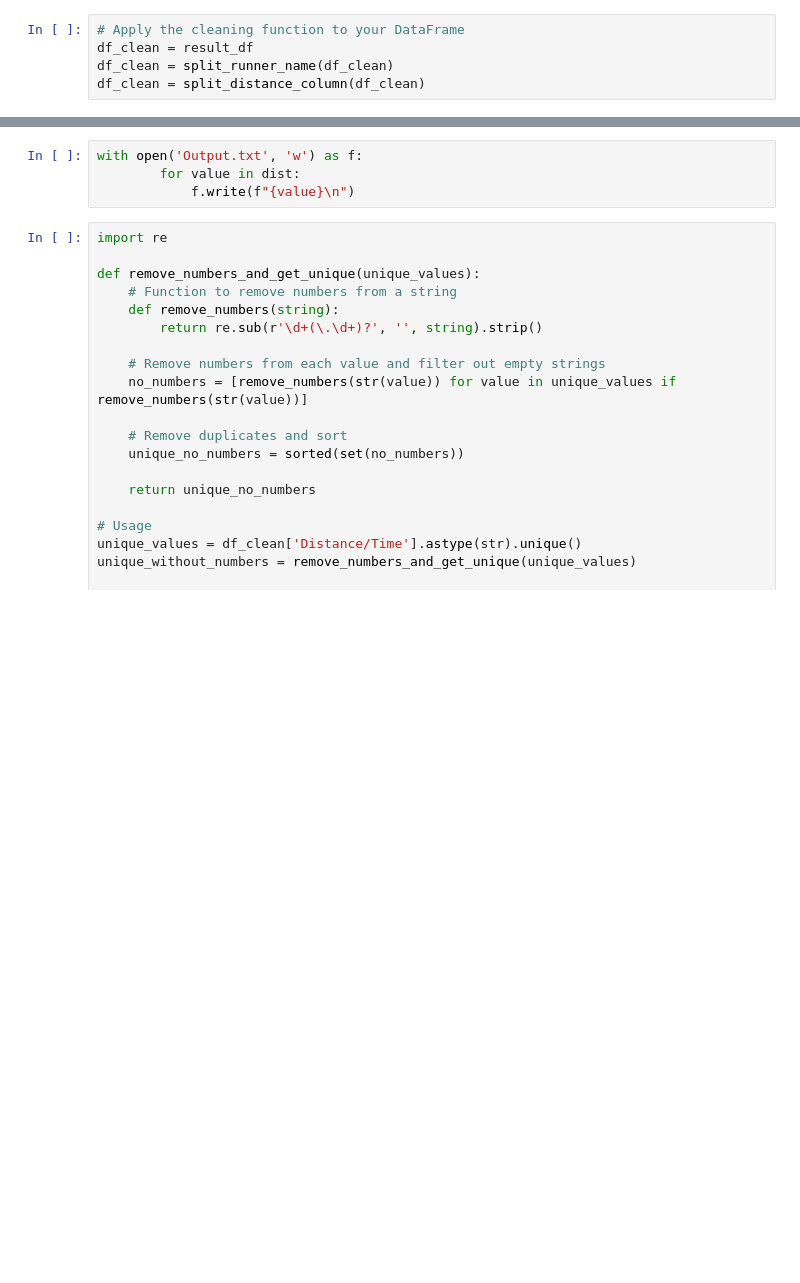
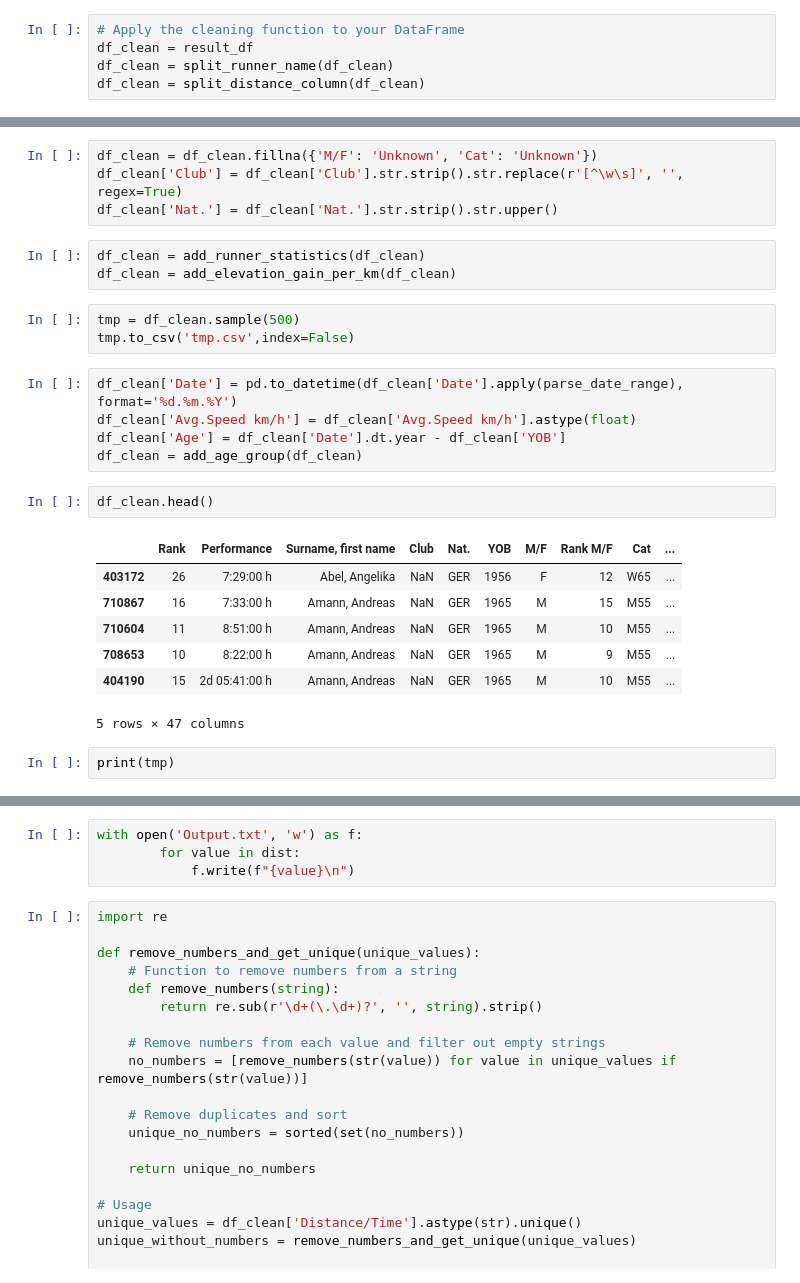
Before and after one commit to Dusoye/DUVResults, a Jupyter notebook: scr/clean_data.ipynb, the cells around one changed output, grey strips where cells are left out. Saved outputs shown, nothing was run; the diff lists cells and outputs as text; blank space fills up the shorter version.

```diff
--- a/scr/clean_data.ipynb
+++ b/scr/clean_data.ipynb
@@ -476,3 +796,30 @@ df_clean.head()
+# %%
+df_clean = df_clean.fillna({'M/F': 'Unknown', 'Cat': 'Unknown'})
+df_clean['Club'] = df_clean['Club'].str.strip().str.replace(r'[^\w\s]', '', regex=True)
+df_clean['Nat.'] = df_clean['Nat.'].str.strip().str.upper()
+# %%
+df_clean = add_runner_statistics(df_clean)
+df_clean = add_elevation_gain_per_km(df_clean)
+# %%
+tmp = df_clean.sample(500)
+tmp.to_csv('tmp.csv',index=False)
+# %%
+df_clean['Date'] = pd.to_datetime(df_clean['Date'].apply(parse_date_range), format='%d.%m.%Y')
+df_clean['Avg.Speed km/h'] = df_clean['Avg.Speed km/h'].astype(float)
+df_clean['Age'] = df_clean['Date'].dt.year - df_clean['YOB']
+df_clean = add_age_group(df_clean)
+# %%
+df_clean.head()
+# %% [output]
+|  | Rank | Performance | Surname, first name | Club | Nat. | YOB | M/F | Rank M/F | Cat | ... |
+| 403172 | 26 | 7:29:00 h | Abel, Angelika | NaN | GER | 1956 | F | 12 | W65 | ... |
+| 710867 | 16 | 7:33:00 h | Amann, Andreas | NaN | GER | 1965 | M | 15 | M55 | ... |
+| 710604 | 11 | 8:51:00 h | Amann, Andreas | NaN | GER | 1965 | M | 10 | M55 | ... |
+| 708653 | 10 | 8:22:00 h | Amann, Andreas | NaN | GER | 1965 | M | 9 | M55 | ... |
+| 404190 | 15 | 2d 05:41:00 h | Amann, Andreas | NaN | GER | 1965 | M | 10 | M55 | ... |
+5 rows × 47 columns
+# %%
+print(tmp)
 # %%
 df_clean['Distance/Time'] = df_clean['Distance/Time'].astype('str')
 dist = df_clean['Distance/Time'].unique()
```
Also changed, not shown: parts of 24 cells of this notebook, 1 other file.
